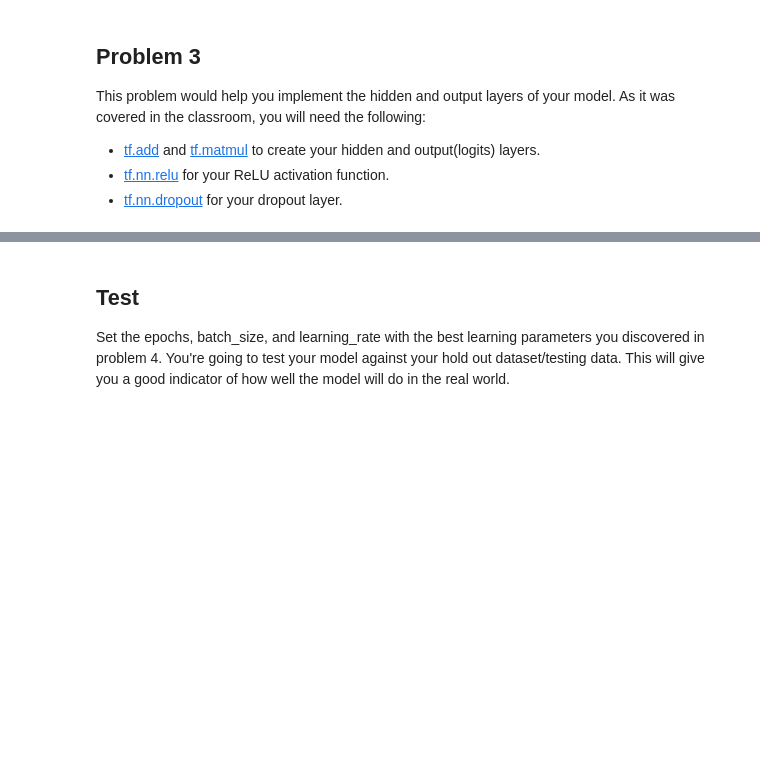
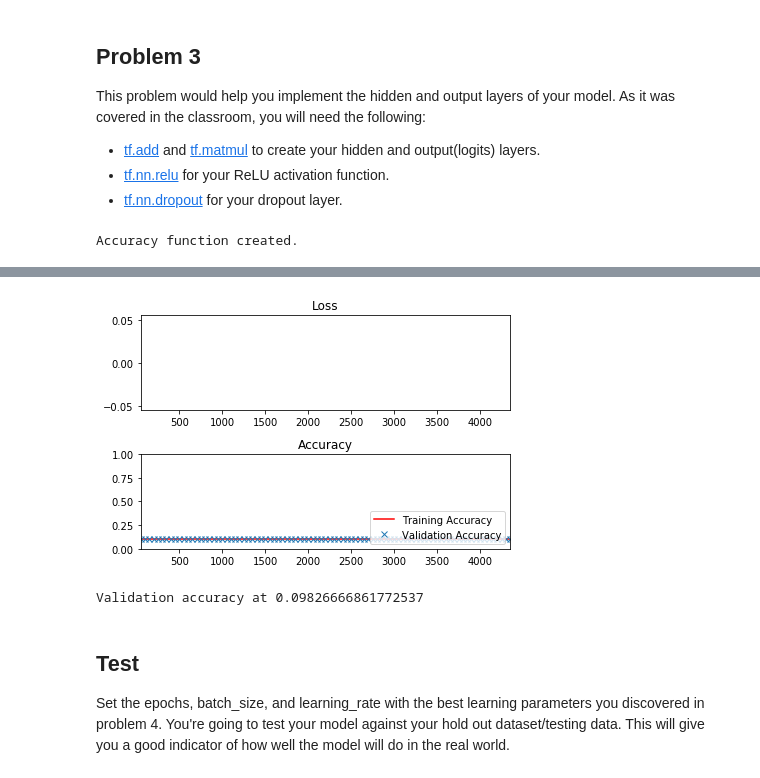
Before and after one commit to lisaljl/RoboND-DNN-Lab, a Jupyter notebook: DNN_lab.ipynb, the cells around one changed output, grey strips where cells are left out. Cells and saved outputs as stored; diff of their text form; code cells hidden in the pictures; blank space fills up the shorter version.

```diff
--- a/DNN_lab.ipynb
+++ b/DNN_lab.ipynb
@@ -115,8 +121,11 @@ def normalize_grayscale(image_data):
     :return: Normalized image data
     """
     # TODO: Implement Min-Max scaling for grayscale image data
-
-    return None
+    b = 0.9
+    a = 0.1
+    x_min = np.amin(image_data)
+    x_max = np.amax(image_data)
+    return (a + (image_data - x_min) * (b - a) /(x_max-x_min))
 
 
 ### DON'T MODIFY ANYTHING BELOW ###
@@ -235,18 +254,25 @@ features_count = 784
 labels_count = 10
 
 # TODO: Set the hidden layer width. You can try different widths for different layers and experiment.
-hidden_layer_width = None
+hidden_layer_width = 1
 
 # TODO: Set the features, labels, and keep_prob tensors
-features = None
-labels = None
-keep_prob = None
+features = tf.placeholder(tf.float32, [None, features_count])
+labels = tf.placeholder(tf.float32, [None, labels_count])
+keep_prob = tf.placeholder(tf.float32)
 
 
 # TODO: Set the list of weights and biases tensors based on number of layers
-weights = []
 
-biases = []
+weights = [
+    tf.Variable(tf.truncated_normal((features_count, hidden_layer_width))),
+    tf.Variable(tf.truncated_normal((hidden_layer_width, labels_count)))
+]
+
+biases = [
+    tf.Variable(tf.zeros(hidden_layer_width)),
+    tf.Variable(tf.zeros(labels_count))
+]
 
 
 
@@ -255,8 +281,8 @@ from tensorflow.python.ops.variables import Variable
 
 assert features._op.name.startswith('Placeholder'), 'features must be a placeholder'
 assert labels._op.name.startswith('Placeholder'), 'labels must be a placeholder'
-assert isinstance(weights, Variable), 'weights must be a TensorFlow variable'
-assert isinstance(biases, Variable), 'biases must be a TensorFlow variable'
+assert all(isinstance(weight, Variable) for weight in weights), 'weights must be a TensorFlow variable'
+assert all(isinstance(bias, Variable) for bias in biases), 'biases must be a TensorFlow variable'
 
 assert features._shape == None or (\
     features._shape.dims[0].value is None and\
@@ -277,10 +303,11 @@ This problem would help you implement the hidden and output layers of your model
 - [tf.nn.dropout](https://www.tensorflow.org/api_docs/python/tf/nn/dropout) for your dropout layer.
 # %%
 # TODO: Hidden Layers with ReLU Activation and dropouts. "features" would be the input to the first layer.
-hidden_layer_1 = None
-
+hidden_layer = tf.add(tf.matmul(features, weights[0]), biases[0])
+hidden_layer = tf.nn.relu(hidden_layer)
+hidden_layer = tf.nn.dropout(hidden_layer,keep_prob)
 # TODO: Output layer
-logits = None
+logits = tf.add(tf.matmul(hidden_layer, weights[1]), biases[1])
 # %%
 ### DON'T MODIFY ANYTHING BELOW ###
 
@@ -298,6 +325,8 @@ is_correct_prediction = tf.equal(tf.argmax(prediction, 1), tf.argmax(labels, 1))
 accuracy = tf.reduce_mean(tf.cast(is_correct_prediction, tf.float32))
 
 print('Accuracy function created.')
+# %% [output]
+Accuracy function created.
 # %% [markdown]
 <img src="image/learn_rate_tune.png" style="height: 60%;width: 60%">
 ## Problem 4
@@ -306,9 +335,9 @@ In the previous lab for a single Neural Network, you attempted several different
 You have another hyperparameter to tune now, however. Set the value for keep_probability and observe how it affects your results.
 # %%
 # TODO: Find the best parameters for each configuration
-epochs = None
-batch_size = None
-learning_rate = None
+epochs = 3
+batch_size = 100
+learning_rate = 0.1
 keep_probability = None
 
 
@@ -355,33 +384,36 @@ with tf.Session() as session:
                                                                      labels: train_labels, keep_prob: keep_probability})
                 validation_accuracy = session.run(accuracy, feed_dict={features: valid_features,
                                                                      labels: valid_labels, keep_prob: 1.0})
 
                 # Log batches
                 previous_batch = batches[-1] if batches else 0
                 batches.append(log_batch_step + previous_batch)
                 loss_batch.append(l)
                 train_acc_batch.append(training_accuracy)
                 valid_acc_batch.append(validation_accuracy)
 
         # Check accuracy against Validation data
         validation_accuracy = session.run(accuracy, feed_dict={features: valid_features,
                                                                      labels: valid_labels, keep_prob: 1.0})
 
 loss_plot = plt.subplot(211)
 loss_plot.set_title('Loss')
 loss_plot.plot(batches, loss_batch, 'g')
 loss_plot.set_xlim([batches[0], batches[-1]])
 acc_plot = plt.subplot(212)
 acc_plot.set_title('Accuracy')
 acc_plot.plot(batches, train_acc_batch, 'r', label='Training Accuracy')
 acc_plot.plot(batches, valid_acc_batch, 'x', label='Validation Accuracy')
 acc_plot.set_ylim([0, 1.0])
 acc_plot.set_xlim([batches[0], batches[-1]])
 acc_plot.legend(loc=4)
 plt.tight_layout()
 plt.show()
 
 print('Validation accuracy at {}'.format(validation_accuracy))
+# %% [output]
+[figure, added]
+Validation accuracy at 0.09826666861772537
 # %% [markdown]
 ## Test
 Set the epochs, batch_size, and learning_rate with the best learning parameters you discovered in problem 4.  You're going to test your model against your hold out dataset/testing data.  This will give you a good indicator of how well the model will do in the real world.
```
Also changed, not shown: parts of 8 cells of this notebook, 2 other files.
